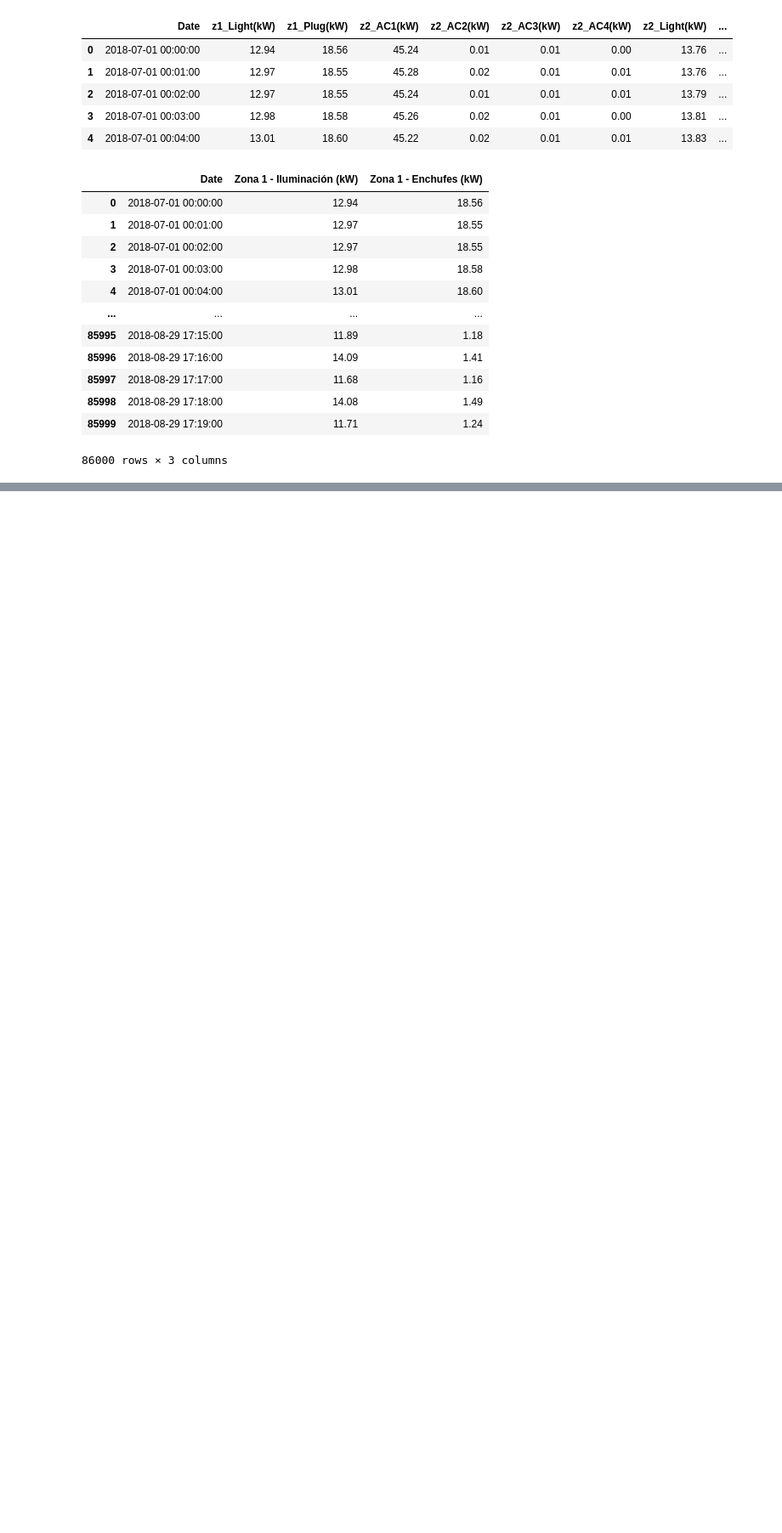
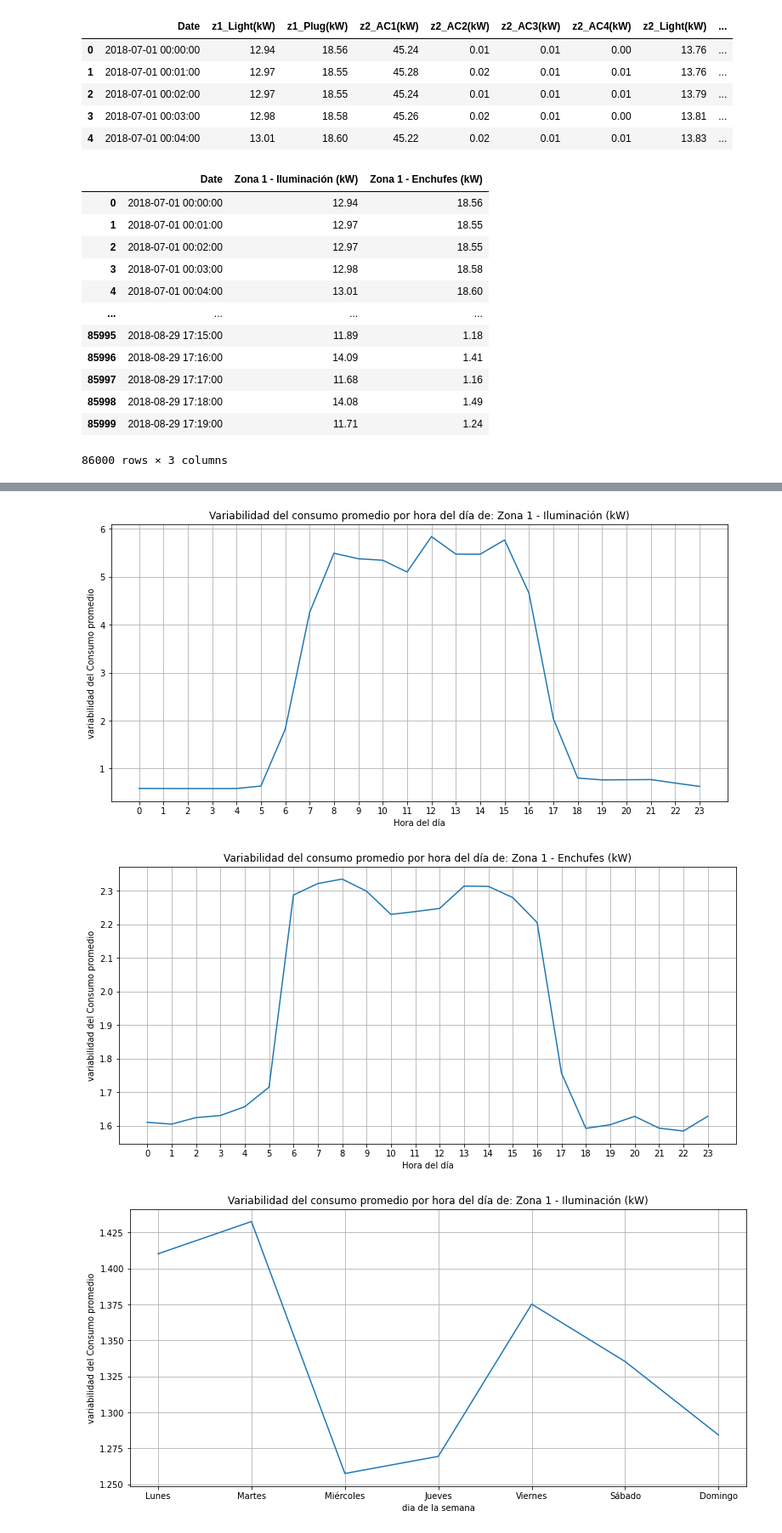
Before and after one commit to DarkSpartan345/Ciencia-de-datos-Energeticos, a Jupyter notebook: Untitled.ipynb, the cells around one changed output, grey strips where cells are left out. Shown at 85% size. Saved outputs shown, nothing was run; the diff lists cells and outputs as text; code cells hidden in the pictures; blank space fills up the shorter version.

```diff
--- a/Untitled.ipynb
+++ b/Untitled.ipynb
@@ -219,0 +187,8 @@ MainPlotting(varZ4,False)
+# %%
+titles=["Variabilidad del consumo promedio por hora del día de:","Variabilidad del Consumo promedio por día de la semana de:"]
+ylabel='variabilidad del Consumo promedio'
+MainPlotting(varZ1,flag=False,titles=titles,ylabel=ylabel)
+# %% [output]
+[figure, added]
+[figure, added]
+[figure, added]
```
Also changed, not shown: parts of 21 cells of this notebook.
